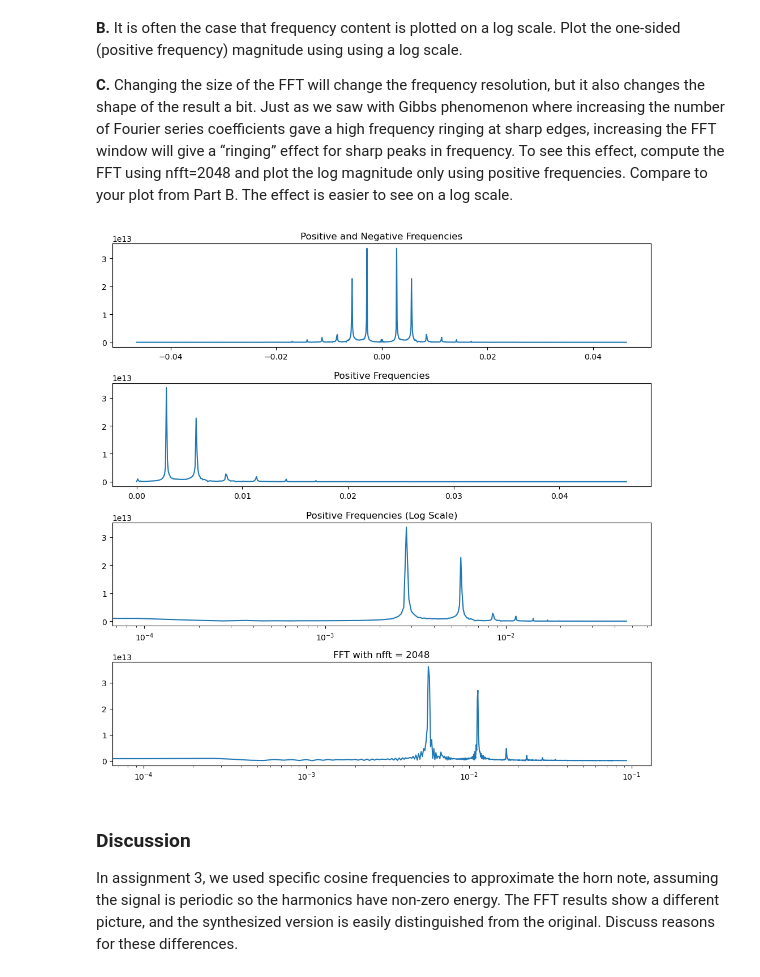
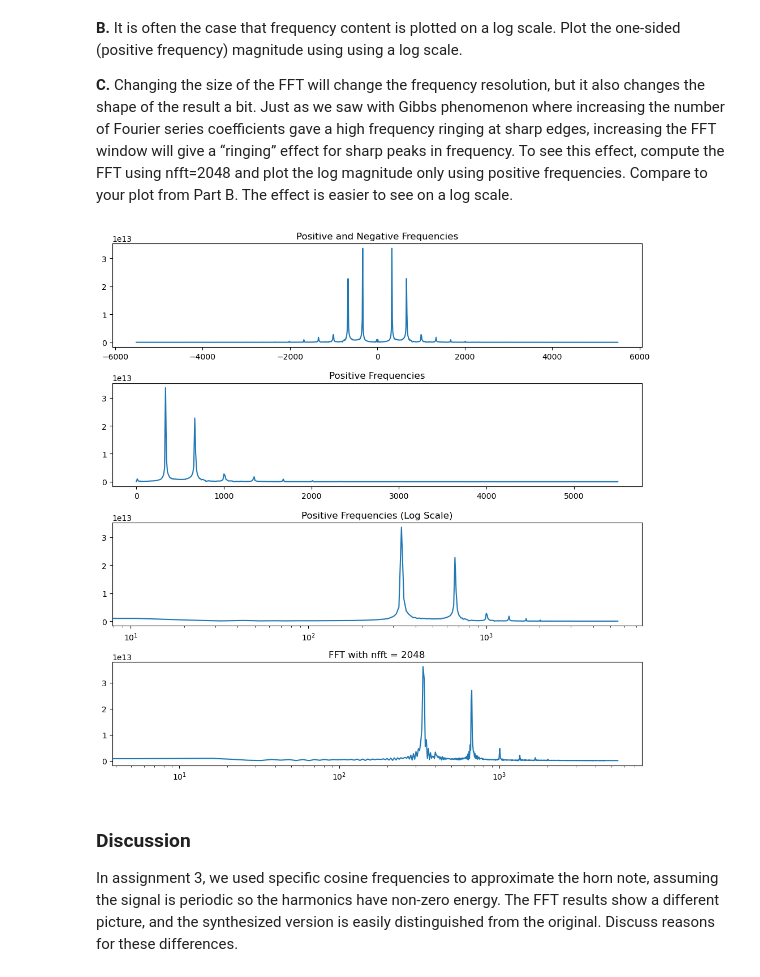
Before and after one commit to pie474/EE242Labs, a Jupyter notebook: 3b/EE242_Lab3b.ipynb, the cells around one changed output. Saved outputs shown, nothing was run; the diff lists cells and outputs as text; code cells hidden in the pictures.

```diff
--- a/3b/EE242_Lab3b.ipynb
+++ b/3b/EE242_Lab3b.ipynb
@@ -55,43 +55,43 @@ nfft = 1024
 x_f = np.fft.fft(data[start_index:end_index], nfft)
 x_f2 = np.fft.fftshift(x_f)
 
-freq = np.fft.fftshift(np.fft.fftfreq(len(x_f2), sampleRate / nfft))
+freq = np.fft.fftshift(np.fft.fftfreq(len(x_f2), 1 / sampleRate))
 magnitude = np.abs(x_f2) * (sampleRate * (end_index - start_index))
 
 plt.figure(figsize=(10, 10))
 
 plt.subplot(4, 1, 1)
 plt.plot(freq, magnitude)
 plt.title('Positive and Negative Frequencies')
 
 plt.subplot(4, 1, 2)
-plt.plot(freq[freq >= 0], magnitude[freq >=0])
+plt.plot(freq[freq >= 0], magnitude[freq >= 0])
 plt.title('Positive Frequencies')
 
 # Part B - Plot the FFT across frequency
 # Repeat the process for plotting the positive frequencies
 # Use the following to change your x-axis to logscale and plot in parallel ----- matplotlib.pyplot.xscale(value, **kwargs)
 plt.subplot(4, 1, 3)
-plt.plot(freq[freq >= 0], magnitude[freq >=0])
+plt.plot(freq[freq >= 0], magnitude[freq >= 0])
 plt.title('Positive Frequencies (Log Scale)')
 plt.xscale('log')
 
 # Part C - Horn Signal Ringing effect.
 # Do the same things as Part A but with nfft = 2048
 # Plot the the signal (positive frequencies only) and observe the additional ringing -- compare with Part B
 x_f3 = np.fft.fft(data[start_index:end_index], 2048)
 x_f3 = np.fft.fftshift(x_f3)
-freq3 = np.fft.fftshift(np.fft.fftfreq(len(x_f3), sampleRate / 2048))
+freq3 = np.fft.fftshift(np.fft.fftfreq(len(x_f3), 1 / sampleRate))
 x_f3_magnitude = np.abs(x_f3) * (sampleRate * (end_index - start_index))
 
 plt.subplot(4, 1, 4)
 plt.plot(freq3[freq3 >= 0], x_f3_magnitude[freq3 >= 0])
 plt.xscale('log')
 plt.title('FFT with nfft = 2048')
 
 plt.tight_layout()
 # %% [output]
-[figure, old version]
+[figure, new version]
 # %% [markdown]
 ###  Discussion
 
```
Also changed, not shown: parts of 1 cell of this notebook.
